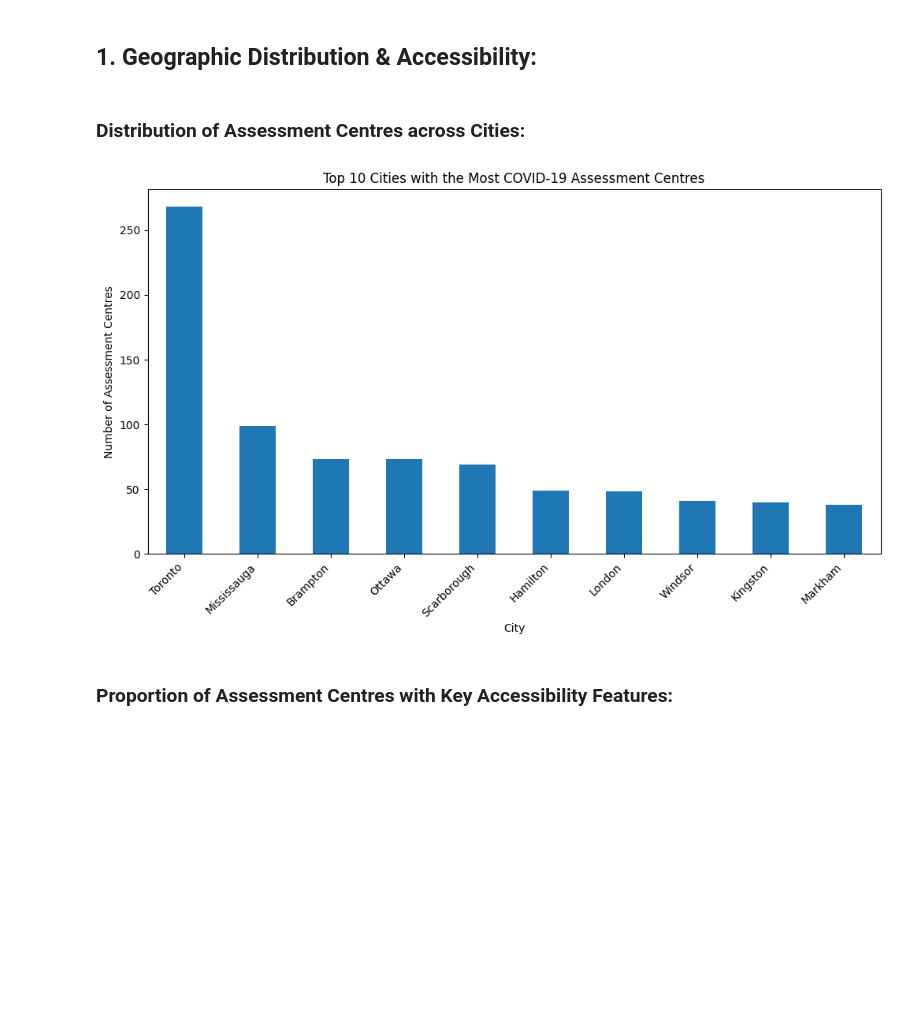
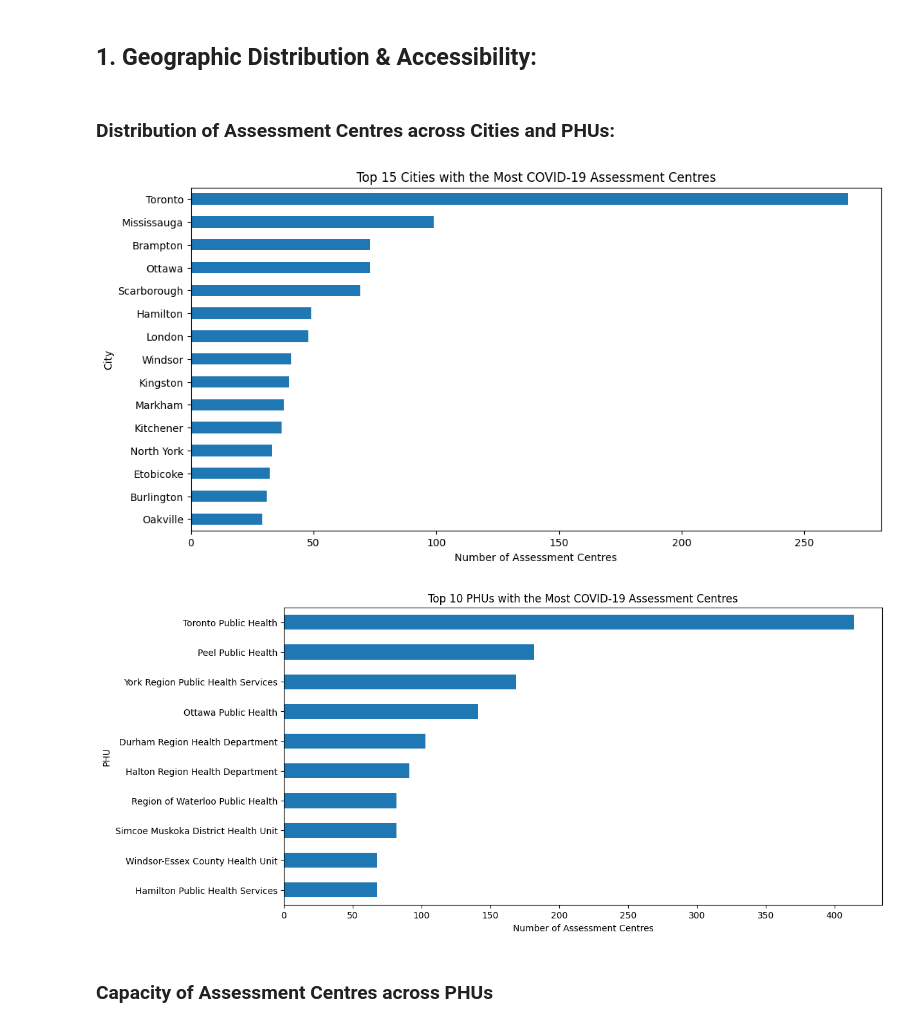
Before and after one commit to RanArino/Course_Projects, a Jupyter notebook: BDA700_HealthAnalytics/Assignment01/Reports.ipynb, the cells around one changed output. Cells and saved outputs as stored; diff of their text form; code cells hidden in the pictures; blank space fills up the shorter version.

Commit message:
complete "Geographic Distribution & Accessibility" visualizations

```diff
--- a/BDA700_HealthAnalytics/Assignment01/Reports.ipynb
+++ b/BDA700_HealthAnalytics/Assignment01/Reports.ipynb
@@ -42,3 +52,19 @@ Columns:
 | 3 | 89 | 1.0 | Superior North EMS Community Para... | Superior North EMS | Thunder Bay | 1408 Brown Street | P7B 2M6 | ON | ... |
 | 4 | 112 | 1.0 | Toronto Western Hospital | University Health Network | Toronto | 347 Bathurst Street | M5T 2S7 | ON | ... |
 5 rows × 45 columns
+# %%
+# Remove commas from 'phu' column in data DataFrame
+data['phu'] = data['phu'].str.replace(',', '')
+
+# Top 10 phus
+top_10_phus = data['phu'].value_counts()[:10]
+top_10_phus_df = pd.DataFrame({'phu': top_10_phus.index, 'Count': top_10_phus.values})
+
+# Rename the 'Health Unit' column in the population DataFrame to match the 'phu' column in the data DataFrame
+population_df.rename(columns={'Health Unit': 'phu'}, inplace=True)
+
+# Merge the two DataFrames based on the 'phu' column
+top_10_phus_df = pd.merge(top_10_phus_df, population_df, on='phu', how='left')
+
+# Display the merged DataFrame
+top_10_phus_df
@@ -79,20 +152,31 @@ data.describe()
 # %% [markdown]
 ## 1. Geographic Distribution & Accessibility:
 # %% [markdown]
-### Distribution of Assessment Centres across Cities:
+### Distribution of Assessment Centres across Cities and PHUs:
 # %%
 # Count the number of assessment centres in each city
 city_counts = data['city'].value_counts()
 
-# Plot the top 10 cities with the most assessment centres
+# Plot the top 15 cities with the most assessment centres
 plt.figure(figsize=(12, 6))
-city_counts[:10].plot(kind='bar')
-plt.title('Top 10 Cities with the Most COVID-19 Assessment Centres')
-plt.xlabel('City')
-plt.ylabel('Number of Assessment Centres')
-plt.xticks(rotation=45, ha='right')
+city_counts[:15][::-1].plot(kind='barh')
+plt.title('Top 15 Cities with the Most COVID-19 Assessment Centres')
+plt.ylabel('City')
+plt.xlabel('Number of Assessment Centres')
 plt.show()
+
+# Count the number of assessment centres in each PHU
+phu_counts = data['phu'].value_counts()
+
+# Plot the PHUs with the most assessment centres
+plt.figure(figsize=(12, 6))
+phu_counts[:10][::-1].plot(kind='barh')
+plt.title('Top 10 PHUs with the Most COVID-19 Assessment Centres')
+plt.ylabel('PHU')
+plt.xlabel('Number of Assessment Centres')
+plt.show()
 # %% [output]
-[figure, old version]
+[figure, new version]
+[figure, added]
 # %% [markdown]
-### Proportion of Assessment Centres with Key Accessibility Features:
+### Capacity of Assessment Centres across PHUs
```
Also changed, not shown: parts of 20 cells of this notebook.
